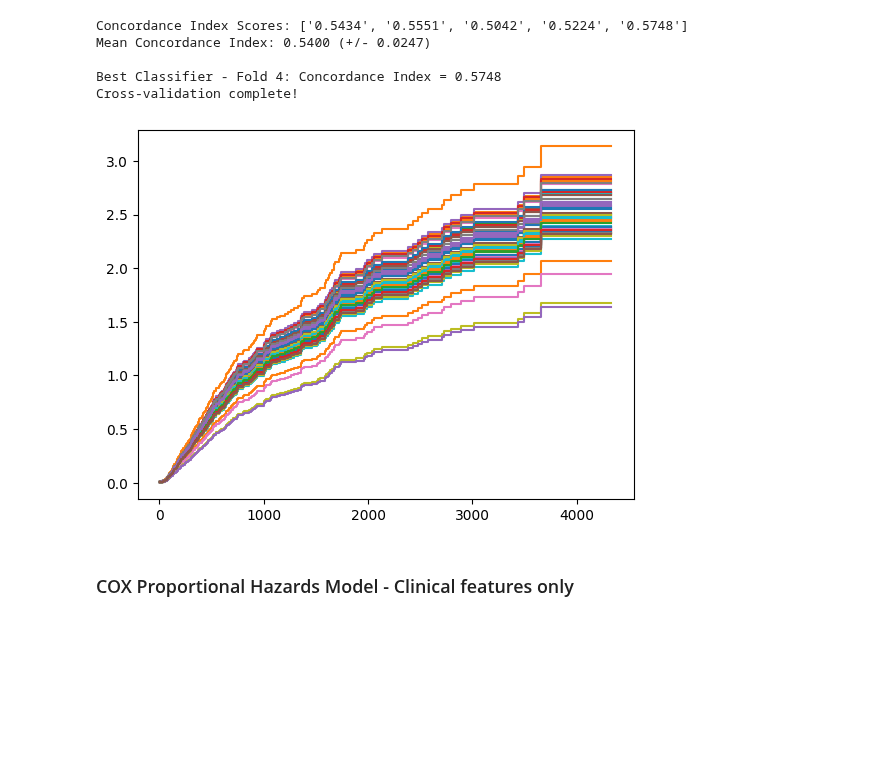
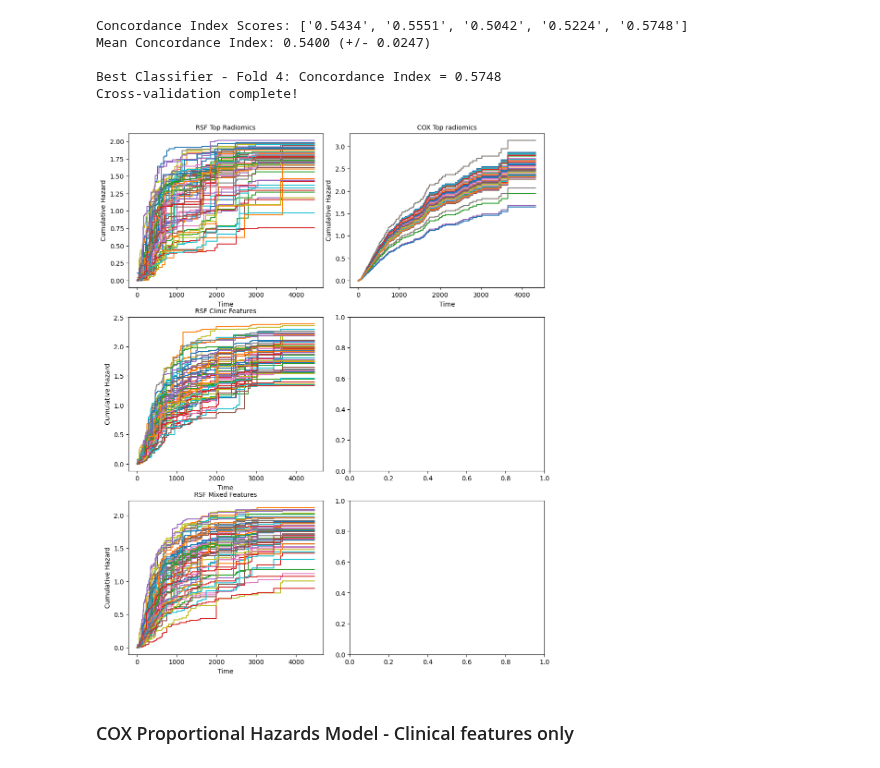
Before and after one commit to aaronma300604/tfg-CTDataAnalysis, a Jupyter notebook: final_survival_forest.ipynb, the cells around one changed output. Saved outputs shown, nothing was run; the diff lists cells and outputs as text; code cells hidden in the pictures; blank space fills up the shorter version.

```diff
--- a/final_survival_forest.ipynb
+++ b/final_survival_forest.ipynb
@@ -104,9 +109,17 @@ Cross-validation complete!
 # %%
 import matplotlib.pyplot as plt
 
+fig, axes = plt.subplots(nrows=3, ncols=2,figsize=(10, 12))
+axes_flat = axes.flatten()
+ax = axes_flat[0]
+
 chf_functions = best_classifier.predict_cumulative_hazard_function(X_test)
 for fn in chf_functions:
-    plt.step(fn.x, fn(fn.x), where="post")
+    ax.step(fn.x, fn(fn.x), where="post")
 
-plt.show()
+ax.set_title("RSF Top Radiomics", fontsize=10)
+ax.set_xlabel("Time")
+ax.set_ylabel("Cumulative Hazard")
+plt.tight_layout()
+fig
 # %% [output]
@@ -186,9 +197,15 @@ Mean Concordance Index: 0.5241 (+/- 0.0372)
 Best Classifier - Fold 0: Concordance Index = 0.5712
 Cross-validation complete!
 # %%
+
+ax = axes_flat[2]
+
 chf_functions = best_classifier.predict_cumulative_hazard_function(X_test)
 for fn in chf_functions:
-    plt.step(fn.x, fn(fn.x), where="post")
+    ax.step(fn.x, fn(fn.x), where="post")
 
-plt.show()
+ax.set_title("RSF Clinic Features", fontsize=10)
+ax.set_xlabel("Time")
+ax.set_ylabel("Cumulative Hazard")
+fig
 # %% [output]
@@ -271,9 +289,14 @@ Mean Concordance Index: 0.5376 (+/- 0.0303)
 Best Classifier - Fold 0: Concordance Index = 0.5791
 Cross-validation complete!
 # %%
+ax = axes_flat[4]
+
 chf_functions = best_classifier.predict_cumulative_hazard_function(X_test)
 for fn in chf_functions:
-    plt.step(fn.x, fn(fn.x), where="post")
+    ax.step(fn.x, fn(fn.x), where="post")
 
-plt.show()
+ax.set_title("RSF Mixed Features", fontsize=10)
+ax.set_xlabel("Time")
+ax.set_ylabel("Cumulative Hazard")
+fig
 # %% [output]
@@ -353,13 +377,18 @@ Mean Concordance Index: 0.5400 (+/- 0.0247)
 Best Classifier - Fold 4: Concordance Index = 0.5748
 Cross-validation complete!
 # %%
+ax = axes_flat[1]
+
 chf_functions = best_classifier.predict_cumulative_hazard_function(X_test)
 for fn in chf_functions:
-    plt.step(fn.x, fn(fn.x), where="post")
+    ax.step(fn.x, fn(fn.x), where="post")
 
-plt.show()
+ax.set_title("COX Top radiomics", fontsize=10)
+ax.set_xlabel("Time")
+ax.set_ylabel("Cumulative Hazard")
+fig
 # %% [output]
-[figure, old version]
+[figure, new version]
 # %% [markdown]
 ### COX Proportional Hazards Model - Clinical features only
 # %%
```
Also changed, not shown: parts of 12 cells of this notebook, 8 other files.
